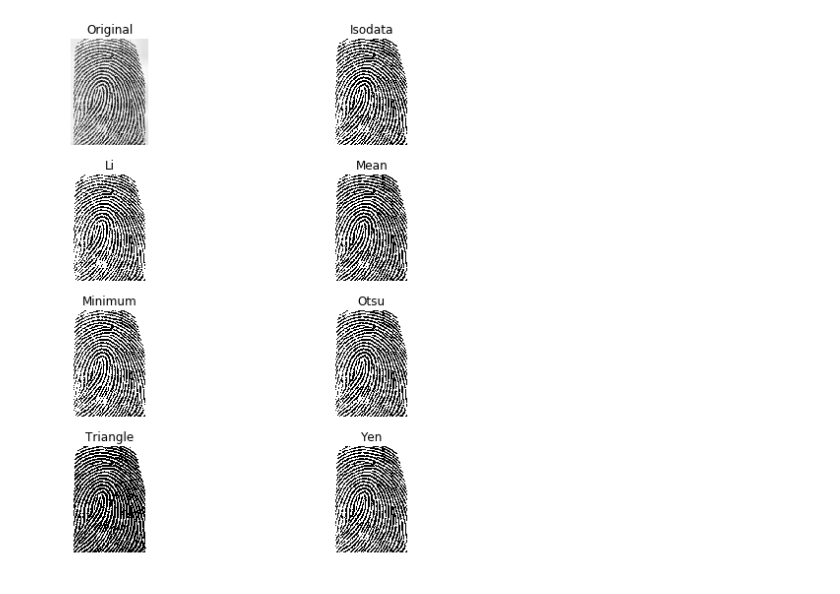
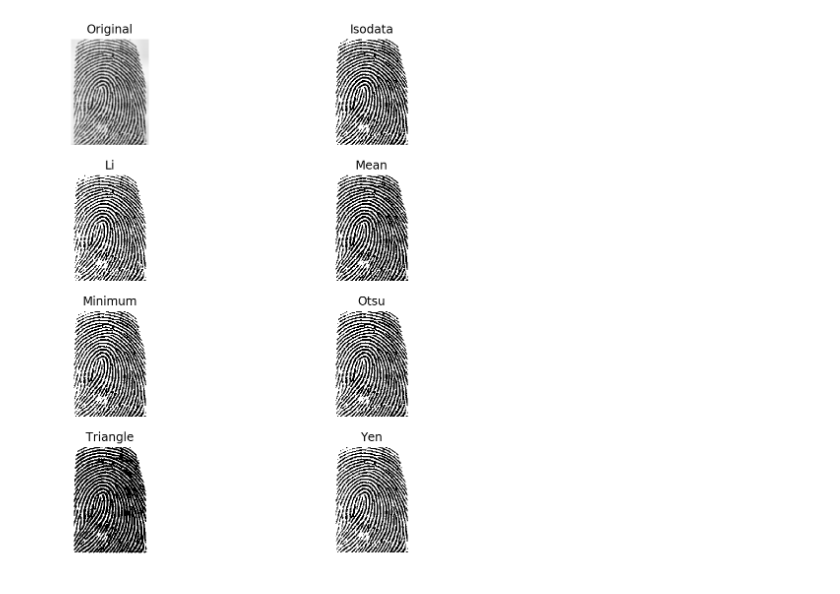
Before and after one commit to Antoninj/biometrics-project, a Jupyter notebook: preprocessing.ipynb, the cells around one changed output. Cells and saved outputs as stored; diff of their text form; code cells hidden in the pictures.

```diff
--- a/preprocessing.ipynb
+++ b/preprocessing.ipynb
@@ -14,4 +19,5 @@ import matplotlib.pyplot as plt
 # %%
 %matplotlib inline
 # %%
-img = imread("data/PNG/1_1.png")
+img = imread("data/PNG/1_1.png", as_grey = True)
+imshow(img)
@@ -28,0 +27,4 @@ imshow(eq_img)
+# %%
+img_intensity_scale = rescale_intensity(img)
+
+imshow(img_intensity_scale)
@@ -28,0 +34,3 @@ imshow(eq_img)
+# %%
+img_equalized = equalize_adapthist(img_intensity_scale)
+imshow(img_equalized)
@@ -28,0 +40,4 @@ imshow(eq_img)
+# %%
+img_smoothed = gaussian(img_equalized)
+
+imshow(img_smoothed)
@@ -29,5 +47,5 @@ imshow(eq_img)
 # %%
-fig, ax = try_all_threshold(eq_img, figsize=(10, 8), verbose=False)
+fig, ax = try_all_threshold(img_smoothed, figsize=(10, 8), verbose=False)
 plt.show()
 # %% [output]
-[figure, old version]
+[figure, new version]
```
Also changed, not shown: parts of 19 cells of this notebook, 6 other files.
